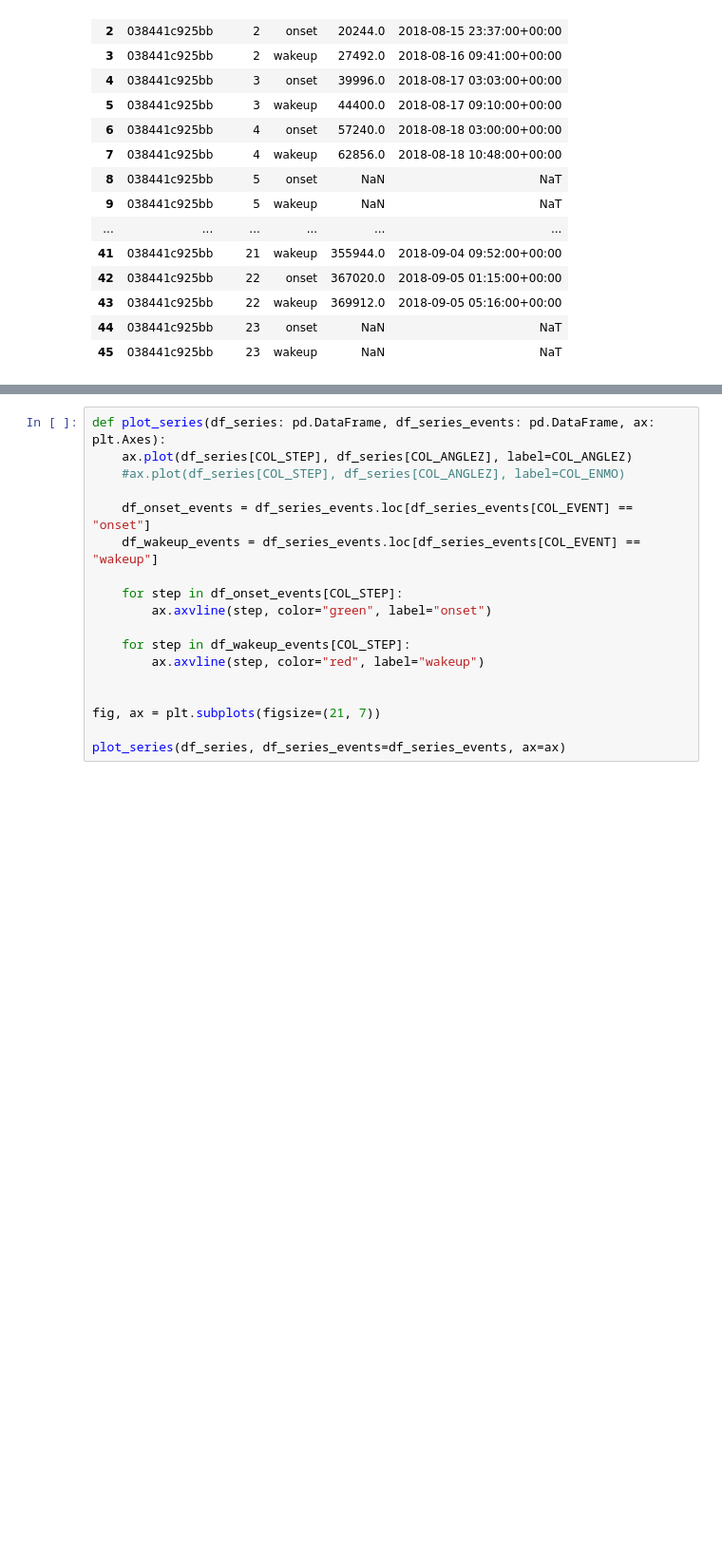
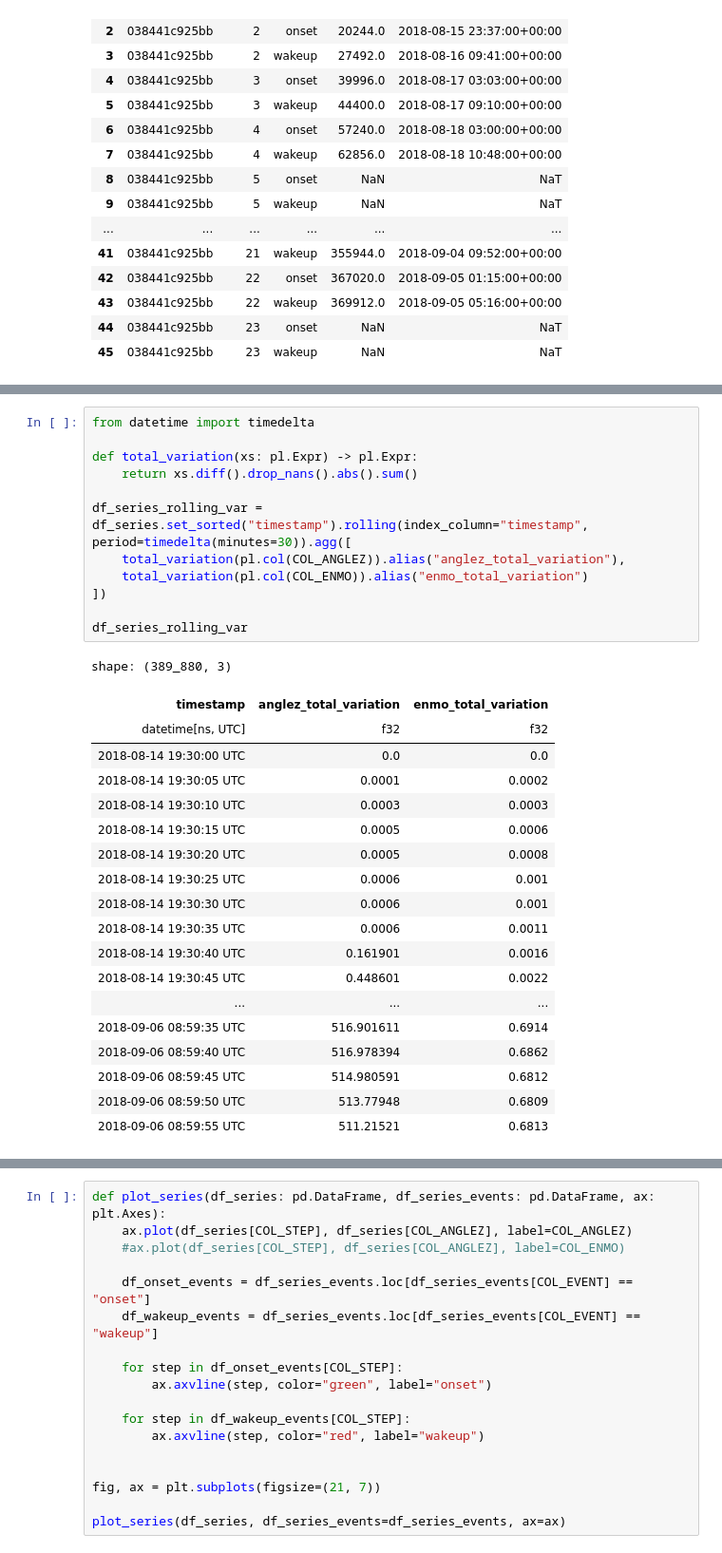
Before and after one commit to RikiTikkiTavi/kaggle-detect_sleep_states, a Jupyter notebook: notebooks/1-EDA.ipynb, the cells around one changed output, grey strips where cells are left out. Shown at 95% size. Saved outputs shown, nothing was run; the diff lists cells and outputs as text; blank space fills up the shorter version.

```diff
--- a/notebooks/1-EDA.ipynb
+++ b/notebooks/1-EDA.ipynb
@@ -158,0 +167,32 @@ df_series_events
+# %%
+from datetime import timedelta
+
+def total_variation(xs: pl.Expr) -> pl.Expr:
+    return xs.diff().drop_nans().abs().sum()
+
+df_series_rolling_var = df_series.set_sorted("timestamp").rolling(index_column="timestamp", period=timedelta(minutes=30)).agg([
+    total_variation(pl.col(COL_ANGLEZ)).alias("anglez_total_variation"),
+    total_variation(pl.col(COL_ENMO)).alias("enmo_total_variation")
+])
+
+df_series_rolling_var
+# %% [output]
+shape: (389_880, 3)
+| timestamp | anglez_total_variation | enmo_total_variation |
+| datetime[ns, UTC] | f32 | f32 |
+| 2018-08-14 19:30:00 UTC | 0.0 | 0.0 |
+| 2018-08-14 19:30:05 UTC | 0.0001 | 0.0002 |
+| 2018-08-14 19:30:10 UTC | 0.0003 | 0.0003 |
+| 2018-08-14 19:30:15 UTC | 0.0005 | 0.0006 |
+| 2018-08-14 19:30:20 UTC | 0.0005 | 0.0008 |
+| 2018-08-14 19:30:25 UTC | 0.0006 | 0.001 |
+| 2018-08-14 19:30:30 UTC | 0.0006 | 0.001 |
+| 2018-08-14 19:30:35 UTC | 0.0006 | 0.0011 |
+| 2018-08-14 19:30:40 UTC | 0.161901 | 0.0016 |
+| 2018-08-14 19:30:45 UTC | 0.448601 | 0.0022 |
+| ... | ... | ... |
+| 2018-09-06 08:59:35 UTC | 516.901611 | 0.6914 |
+| 2018-09-06 08:59:40 UTC | 516.978394 | 0.6862 |
+| 2018-09-06 08:59:45 UTC | 514.980591 | 0.6812 |
+| 2018-09-06 08:59:50 UTC | 513.77948 | 0.6809 |
+| 2018-09-06 08:59:55 UTC | 511.21521 | 0.6813 |
```
Also changed, not shown: parts of 6 cells of this notebook, 22 other files.
